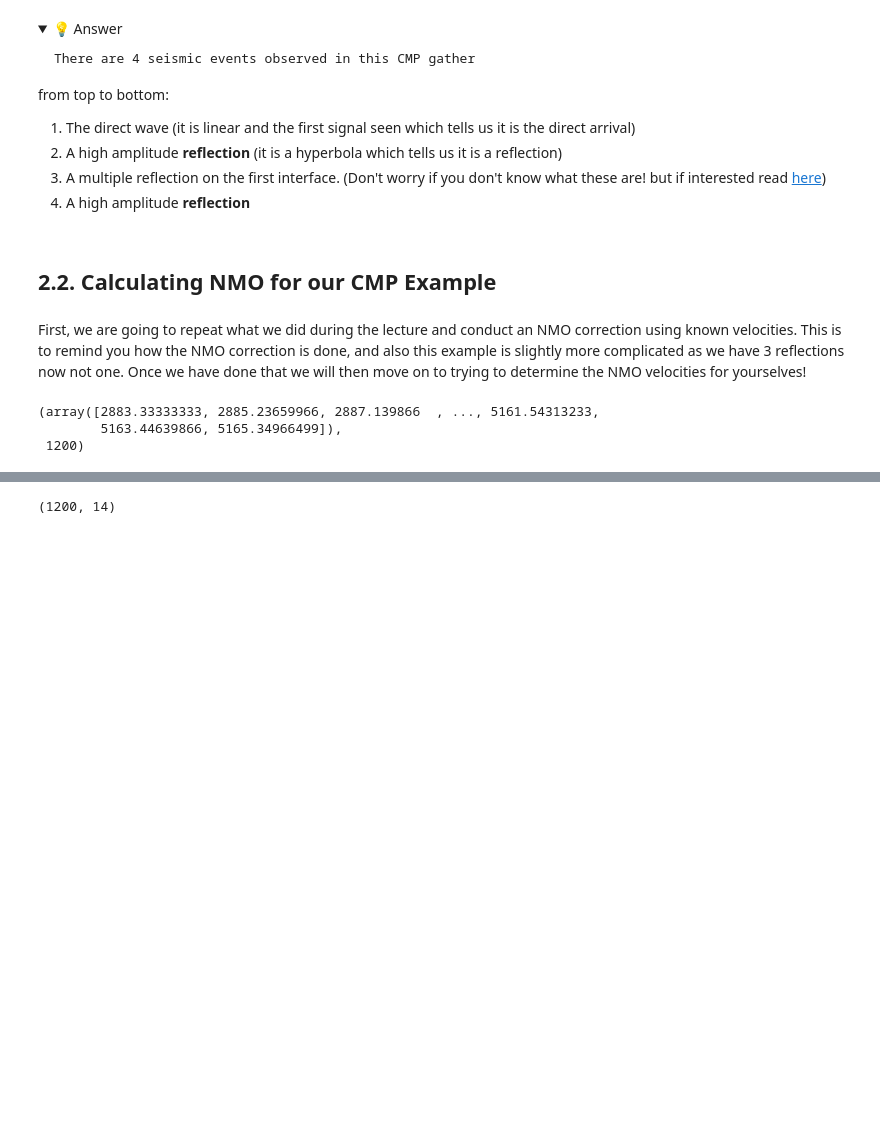
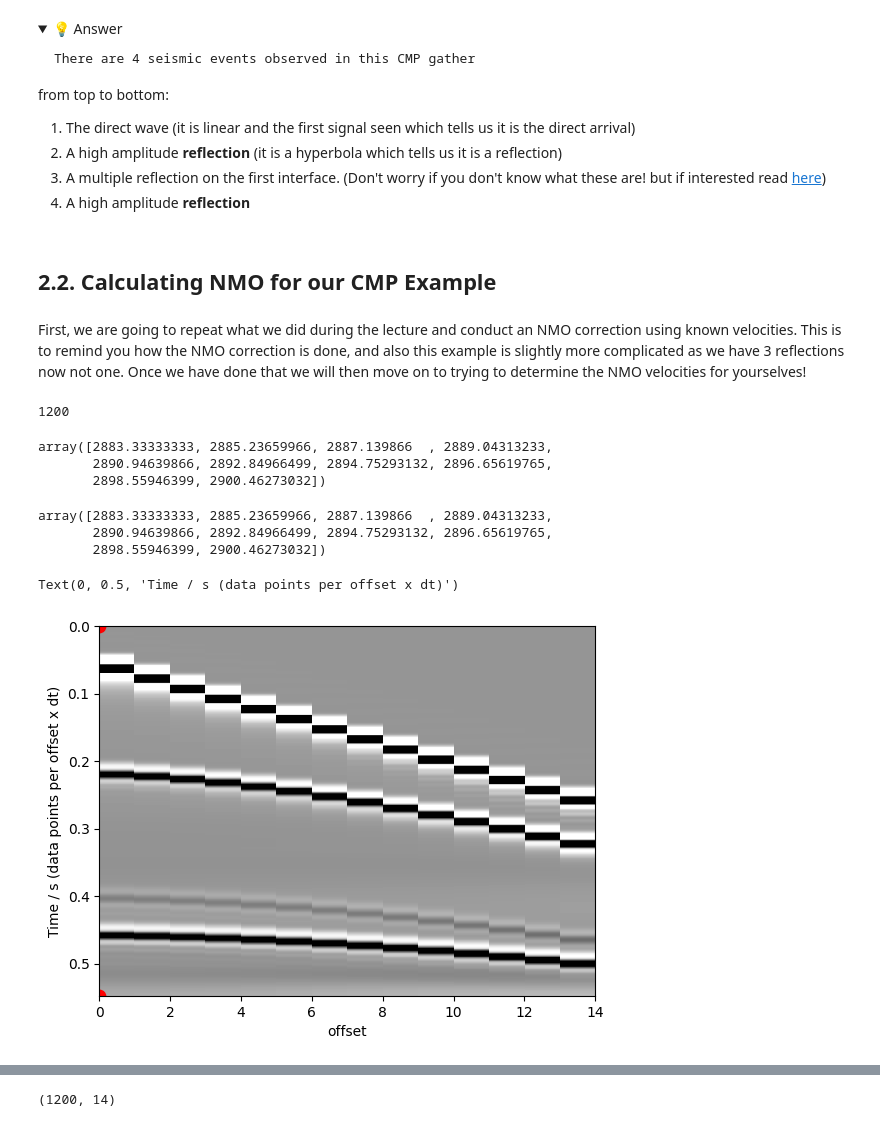
Before and after one commit to edsml-ds423/edsml-environmental-data, a Jupyter notebook: seismic_materials/Exercises/Day1/Ex2.ipynb, the cells around one changed output, grey strips where cells are left out. Cells and saved outputs as stored; diff of their text form; code cells hidden in the pictures; folded sections open; blank space fills up the shorter version.

```diff
--- a/seismic_materials/Exercises/Day1/Ex2.ipynb
+++ b/seismic_materials/Exercises/Day1/Ex2.ipynb
@@ -116,12 +115,31 @@ v2, t2 = 4800, 0.46
 
 # create velocity profile for **THE CMP GATHER**.
 # This will be used for the correction, different layers require different velocities to be corrected well
-v_nmo = v1 + ((v2 - v1)/(t2 - t1))*(time_axis - t1)  # equation for a straight line between two points. It is linear
+v_nmo = v1 + ((v2 - v1)/(t2 - t1))*(time_axis - t1)
 
+print(len(v_nmo))
 
-
-v_nmo, len(v_nmo)
+v_nmo[:10]
 # %% [output]
-(array([2883.33333333, 2885.23659966, 2887.139866  , ..., 5161.54313233,
-        5163.44639866, 5165.34966499]),
- 1200)
+1200
+array([2883.33333333, 2885.23659966, 2887.139866  , 2889.04313233,
+       2890.94639866, 2892.84966499, 2894.75293132, 2896.65619765,
+       2898.55946399, 2900.46273032])
+# %%
+# lets interpolate points on that line
+def interpolate(m: float, C: float, X: np.array):
+    return m*X + C
+
+# lets interpolate between the two points and extend it.
+x1, y1 = 0.22, 3800
+x2, y2 = 0.46, 4800
+
+m = (y2 - y1) / (x2 - x1)
+C = y1 - m*x1
+
+vnmo_no_shift = interpolate(m=m, C=C, X=time_axis)
+vnmo_no_shift[:10]
+# %% [output]
+array([2883.33333333, 2885.23659966, 2887.139866  , 2889.04313233,
+       2890.94639866, 2892.84966499, 2894.75293132, 2896.65619765,
+       2898.55946399, 2900.46273032])
@@ -128 +148,19 @@ v_nmo, len(v_nmo)
+# %%
+fig, ax = plt.subplots()
+cutoff = 0.1
+obj = ax.imshow(cmp,
+                extent=[0, number_of_offsets, time_axis[-1], time_axis[0]],   # why do we add the extent here?
+                aspect='auto',
+                cmap='Greys',
+                vmin=-cutoff,
+                vmax=cutoff,
+                interpolation='none')
+
+ax.scatter([0, 0], [time_axis[0], time_axis[-1]], c='r', marker='o', s=80, label='shifted time axis')
+
+ax.set_xlabel('offset')
+ax.set_ylabel('Time / s (data points per offset x dt)')
+# %% [output]
+Text(0, 0.5, 'Time / s (data points per offset x dt)')
+[figure, added]
 # %%
```
Also changed, not shown: parts of 13 cells of this notebook.
